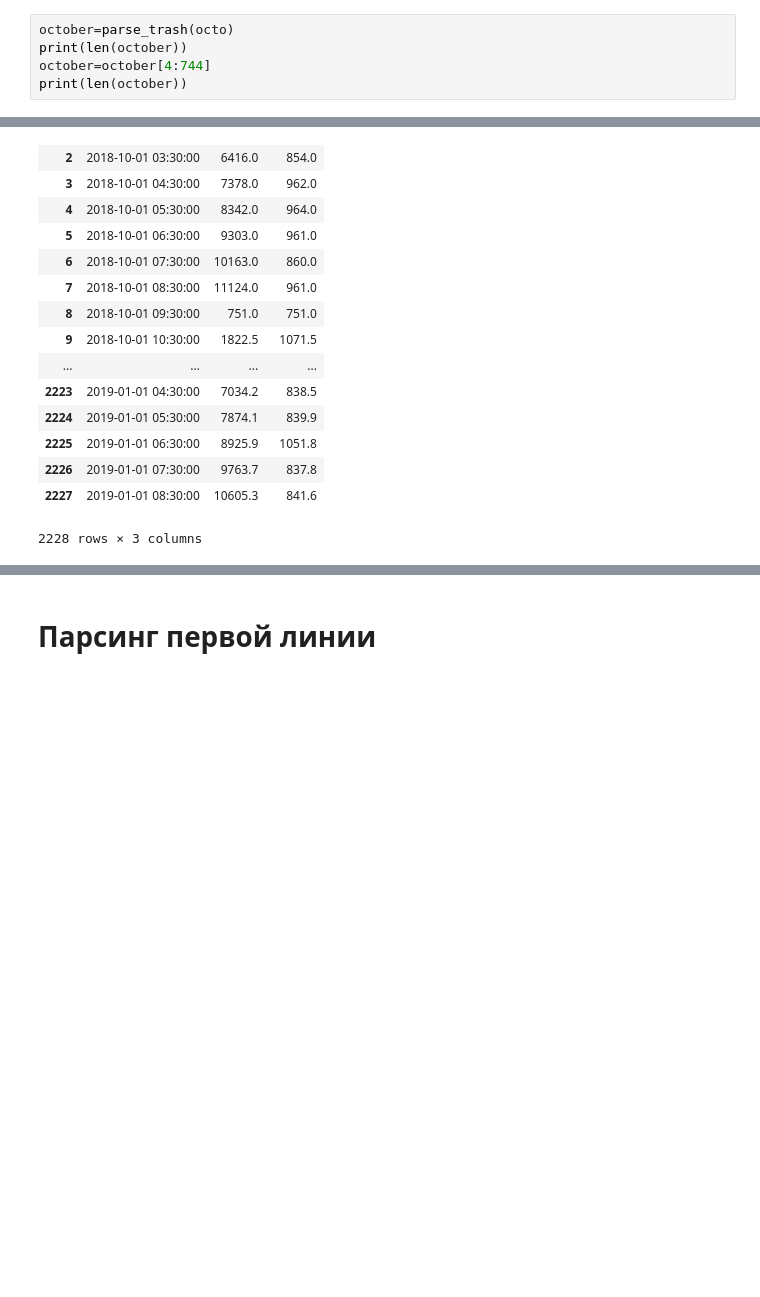
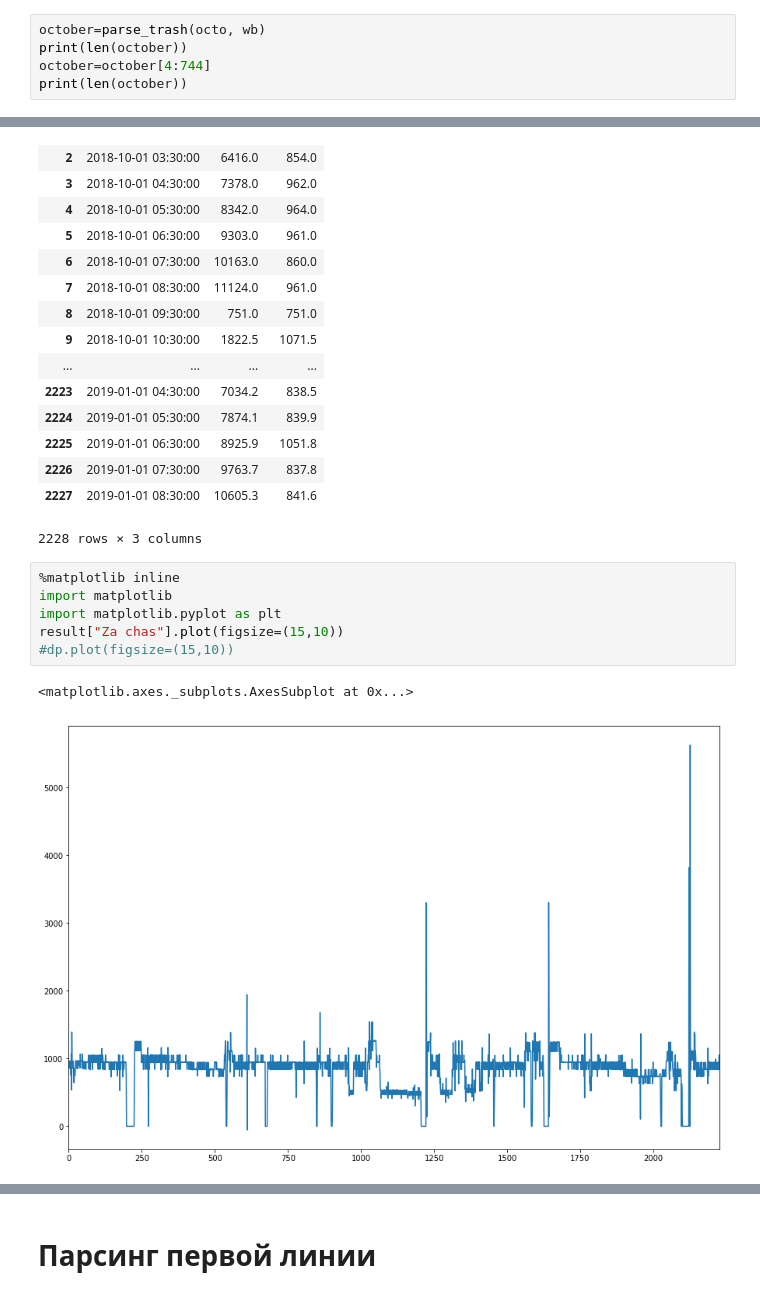
Before and after one commit to qwertistuff/Techno-nicol, a Jupyter notebook: Parsing.ipynb, the cells around one changed output, grey strips where cells are left out. Drawn from its saved outputs; the diff is of its cells as text; blank space fills up the shorter version.

```diff
--- a/Parsing.ipynb
+++ b/Parsing.ipynb
@@ -53,7 +53,7 @@ octo=wb.sheetnames
 octo=octo[3:66]
 del octo[10]
 # %%
-october=parse_trash(octo)
+october=parse_trash(octo, wb)
 print(len(october))
 october=october[4:744]
 print(len(october))
@@ -157,3 +157,12 @@ result
 | 2226 | 2019-01-01 07:30:00 | 9763.7 | 837.8 |
 | 2227 | 2019-01-01 08:30:00 | 10605.3 | 841.6 |
 2228 rows × 3 columns
+# %%
+%matplotlib inline
+import matplotlib
+import matplotlib.pyplot as plt
+result["Za chas"].plot(figsize=(15,10))
+#dp.plot(figsize=(15,10))
+# %% [output]
+<matplotlib.axes._subplots.AxesSubplot at 0x...>
+[figure, added]
```
Also changed, not shown: parts of 24 cells of this notebook.
